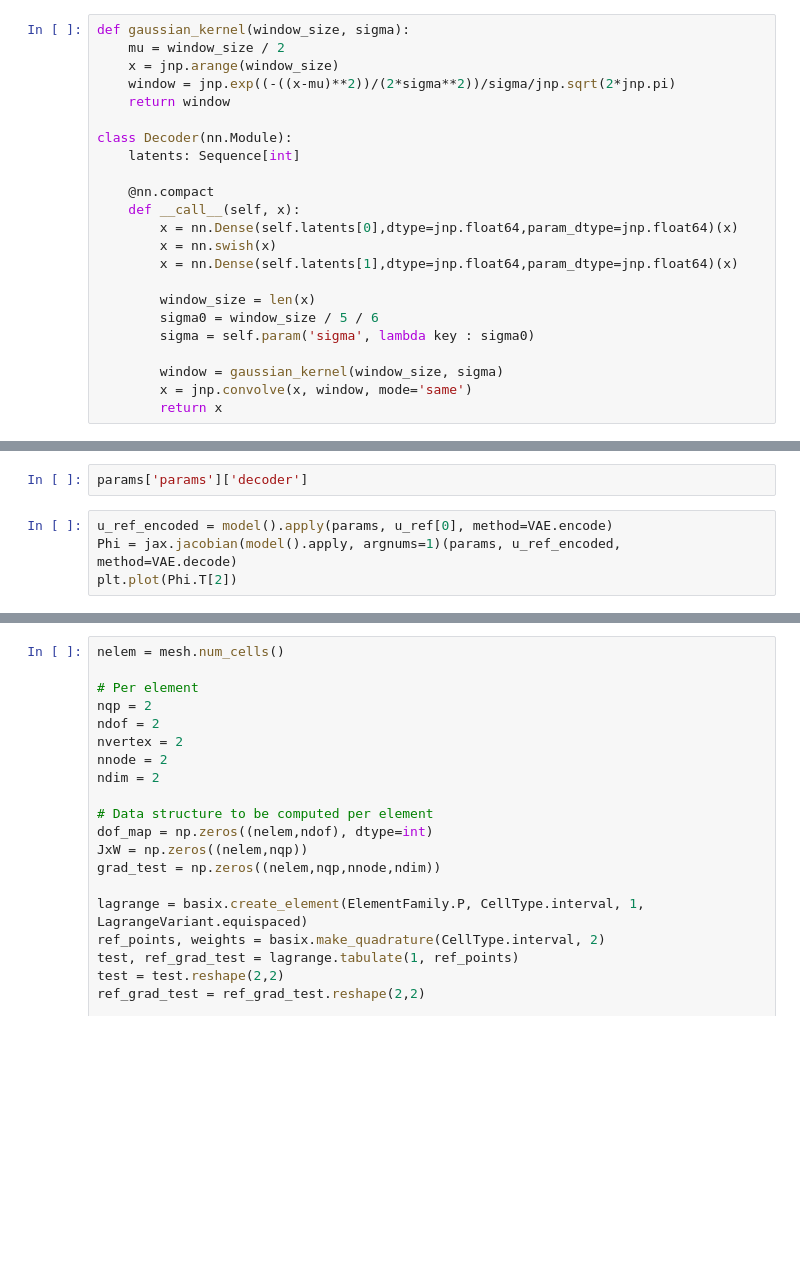
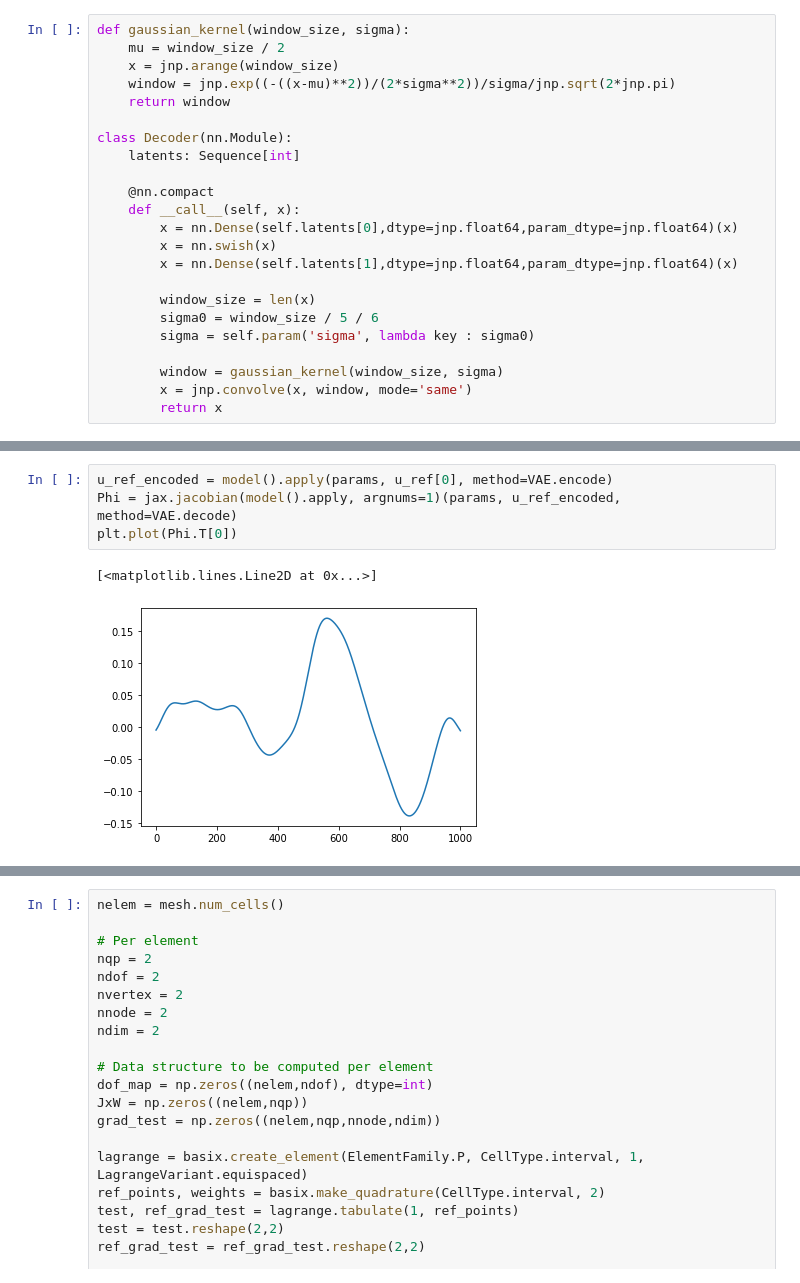
Before and after one commit to peiyichen1995/NM-ROM, a Jupyter notebook: NM_jax.ipynb, the cells around one changed output, grey strips where cells are left out. Saved outputs shown, nothing was run; the diff lists cells and outputs as text; blank space fills up the shorter version.

```diff
--- a/NM_jax.ipynb
+++ b/NM_jax.ipynb
@@ -149,9 +191,10 @@ params = best_params
-# %%
-params['params']['decoder']
 # %%
 u_ref_encoded = model().apply(params, u_ref[0], method=VAE.encode)
 Phi = jax.jacobian(model().apply, argnums=1)(params, u_ref_encoded, method=VAE.decode)
-plt.plot(Phi.T[2])
+plt.plot(Phi.T[0])
+# %% [output]
+[<matplotlib.lines.Line2D at 0x...>]
+[figure, added]
 # %%
 plt.figure(figsize=(20, 6), dpi=80)
 plt.plot(u_ref[400])
```
Also changed, not shown: parts of 12 cells of this notebook, 1 other file.
